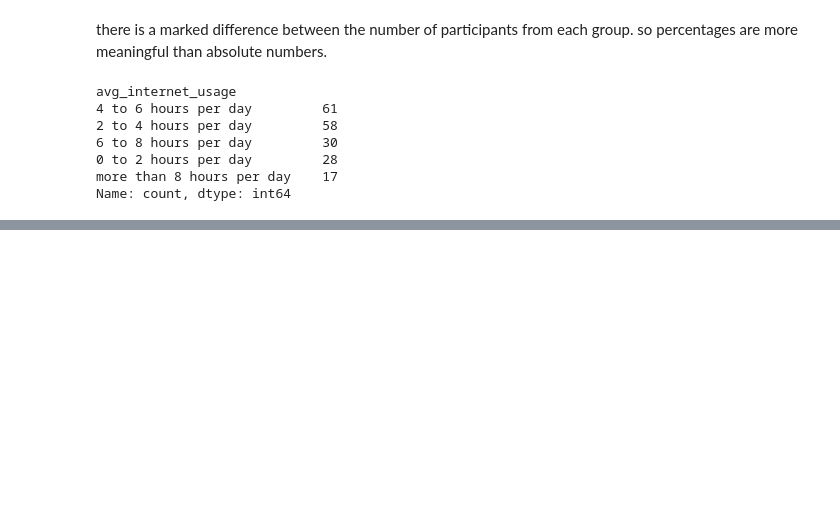
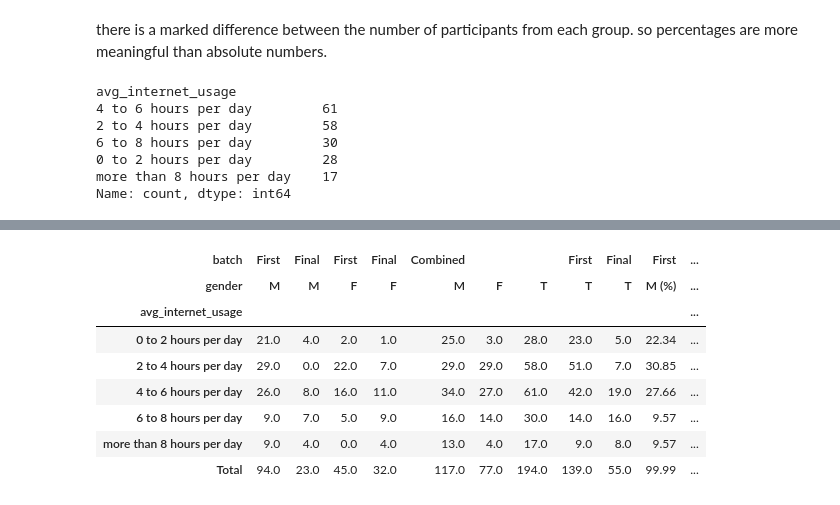
Before and after one commit to akankshazc/sts_iad, a Jupyter notebook: 2_basics.ipynb, the cells around one changed output, grey strips where cells are left out. Saved outputs shown, nothing was run; the diff lists cells and outputs as text; code cells hidden in the pictures; blank space fills up the shorter version.

```diff
--- a/2_basics.ipynb
+++ b/2_basics.ipynb
@@ -81,0 +108,7 @@ df[['avg_internet_usage', 'batch']].value_counts().unstack()
+# %%
+r1_table[('Combined', 'M')] = r1_table[('First', 'M')] + r1_table[('Final', 'M')]
+r1_table[('Combined', 'F')] = r1_table[('First', 'F')] + r1_table[('Final', 'F')]
+r1_table[('Combined', 'T')] = r1_table[('Combined', 'M')] + r1_table[('Combined', 'F')]
+r1_table[('First', 'T')] = r1_table[('First', 'M')] + r1_table[('First', 'F')]
+r1_table[('Final', 'T')] = r1_table[('Final', 'M')] + r1_table[('Final', 'F')]
+r1_table
@@ -81,0 +124,4 @@ df[['avg_internet_usage', 'batch']].value_counts().unstack()
+# %%
+for col in r1_table.columns:
+    r1_table[(col[0], f'{col[1]} (%)')] = round(r1_table[col] / r1_table[col].sum() * 100, 2)
+r1_table
@@ -81,0 +137,13 @@ df[['avg_internet_usage', 'batch']].value_counts().unstack()
+# %%
+r1_table.loc['Total'] = r1_table.sum()
+r1_table
+# %% [output]
+| batch | First | Final | First | Final | Combined |  |  | First | Final | First | ... |
+| gender | M | M | F | F | M | F | T | T | T | M (%) | ... |
+| avg_internet_usage |  |  |  |  |  |  |  |  |  |  | ... |
+| 0 to 2 hours per day | 21.0 | 4.0 | 2.0 | 1.0 | 25.0 | 3.0 | 28.0 | 23.0 | 5.0 | 22.34 | ... |
+| 2 to 4 hours per day | 29.0 | 0.0 | 22.0 | 7.0 | 29.0 | 29.0 | 58.0 | 51.0 | 7.0 | 30.85 | ... |
+| 4 to 6 hours per day | 26.0 | 8.0 | 16.0 | 11.0 | 34.0 | 27.0 | 61.0 | 42.0 | 19.0 | 27.66 | ... |
+| 6 to 8 hours per day | 9.0 | 7.0 | 5.0 | 9.0 | 16.0 | 14.0 | 30.0 | 14.0 | 16.0 | 9.57 | ... |
+| more than 8 hours per day | 9.0 | 4.0 | 0.0 | 4.0 | 13.0 | 4.0 | 17.0 | 9.0 | 8.0 | 9.57 | ... |
+| Total | 94.0 | 23.0 | 45.0 | 32.0 | 117.0 | 77.0 | 194.0 | 139.0 | 55.0 | 99.99 | ... |
```
Also changed, not shown: parts of 9 cells of this notebook.
